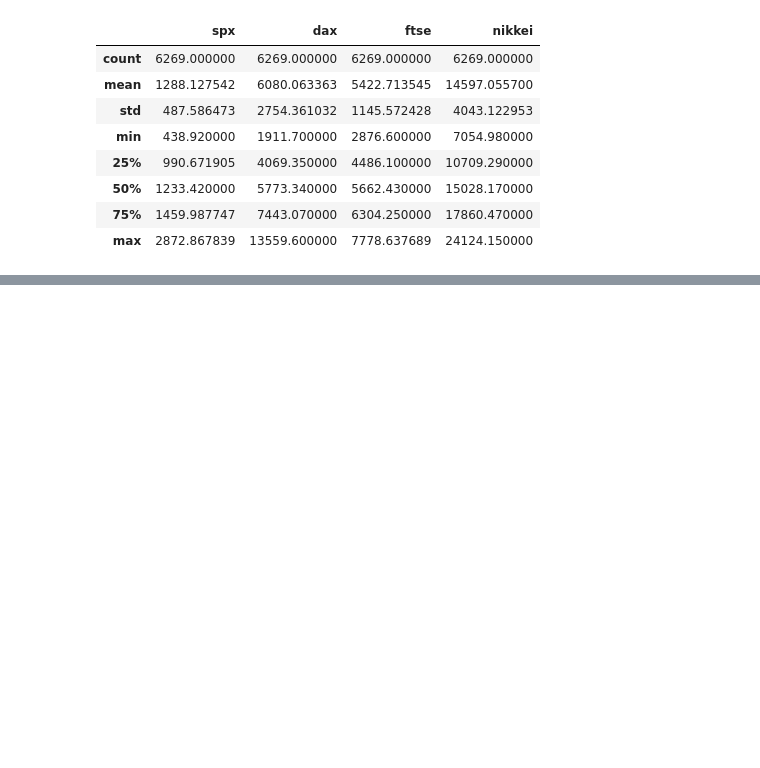
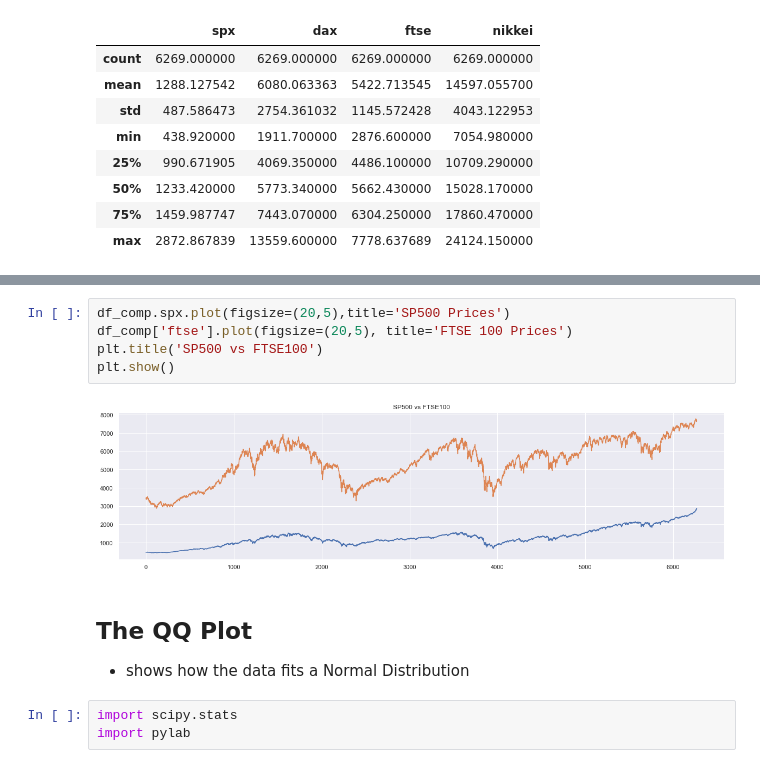
Before and after one commit to bme3412/Python, a Jupyter notebook: Projects/365DataScience/Time Series Analysis with Python.ipynb, the cells around one changed output, grey strips where cells are left out. Drawn from its saved outputs; the diff is of its cells as text; blank space fills up the shorter version.

```diff
--- a/Projects/365DataScience/Time Series Analysis with Python.ipynb
+++ b/Projects/365DataScience/Time Series Analysis with Python.ipynb
@@ -36,0 +83,13 @@ df_comp.describe()
+# %%
+df_comp.spx.plot(figsize=(20,5),title='SP500 Prices')
+df_comp['ftse'].plot(figsize=(20,5), title='FTSE 100 Prices')
+plt.title('SP500 vs FTSE100')
+plt.show()
+# %% [output]
+[figure, added]
+# %% [markdown]
+## The QQ Plot
++ shows how the data fits a Normal Distribution
+# %%
+import scipy.stats
+import pylab
```
Also changed, not shown: parts of 33 cells of this notebook.
